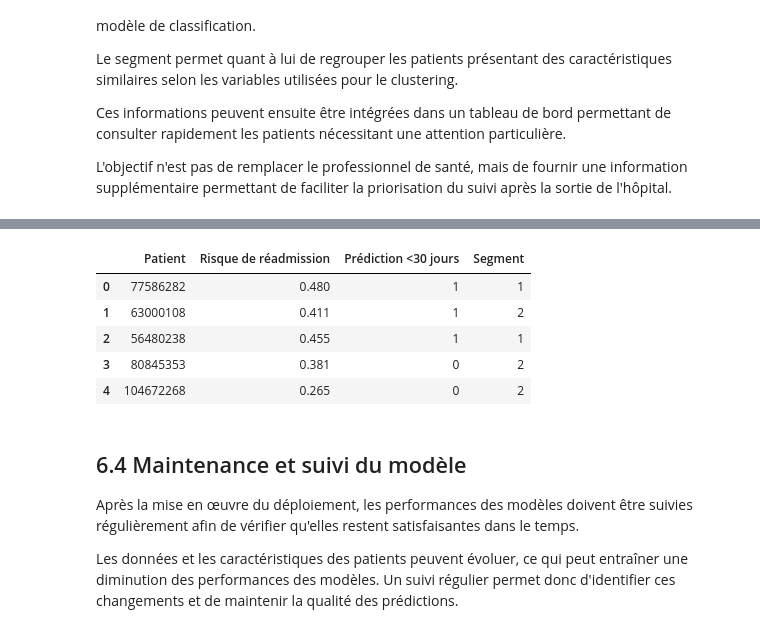
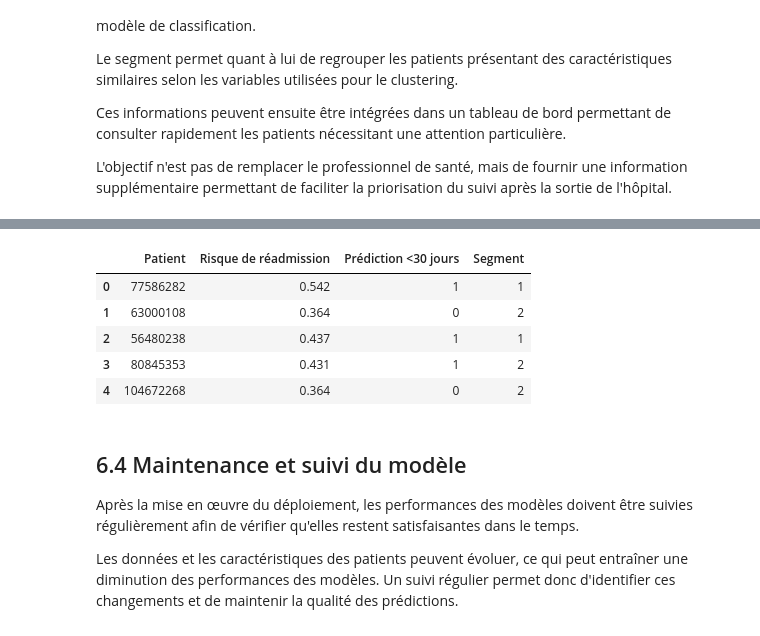
Before and after one commit to AlaKh09/Mentalist, a Jupyter notebook: mentalist_part2.ipynb, the cells around one changed output, grey strips where cells are left out. Saved outputs shown, nothing was run; the diff lists cells and outputs as text; code cells hidden in the pictures.

```diff
--- a/mentalist_part2.ipynb
+++ b/mentalist_part2.ipynb
@@ -3532,16 +3590,14 @@ plt.tight_layout(); plt.show()
 # %%
-from sklearn.model_selection import cross_val_predict
+from sklearn.model_selection import GroupKFold, cross_val_predict
 from sklearn.base import clone
 from sklearn.metrics import fbeta_score
 
-# Meilleur modèle selon la PR-AUC de validation croisée (train uniquement)
-best_name = max(cv_pr_auc, key=cv_pr_auc.get)
-print("PR-AUC de validation croisée (train) :", {k: round(v, 3) for k, v in cv_pr_auc.items()})
+# Meilleur modèle selon la PR-AUC test (critère principal du projet)
+best_name = res_rank["PR-AUC"].idxmax()
 print("Modèle retenu :", best_name)
+A_tr, A_te = (Xtr_dense, Xte_dense) if best_name == "Gradient Boosting" else (X_train_transformed, X_test_transformed)
 
-A_tr, A_te = Xtr_dense, Xte_dense
-
-# Prédictions out-of-fold sur le train, groupées par patient
+# Prédictions out-of-fold sur le train, groupées par patient (aucun patient à la fois en fit et en validation)
 oof = cross_val_predict(clone(models[best_name]), A_tr, y_train,
                         cv=GroupKFold(n_splits=5), groups=groups_train,
                         method="predict_proba", n_jobs=1)[:, 1]
@@ -3886,39 +3997,93 @@ Le modèle final est maintenant `models[best_name]` (KNN ou arbre de décision)
 # %%
 # Simulation du déploiement sur 5 séjours du jeu de test
+
+# Sélection de 5 séjours
 X_new = X_test.head(5).copy()
+
+# Identifiants patients conservés séparément dans groups_test
 patient_ids = groups_test.loc[X_new.index].values
 
-# 1. CLASSIFICATION
+# =========================================================
+# 1. CLASSIFICATION : prédiction de la réadmission
+# =========================================================
+
+# Copie des données
 X_new_class = X_new.copy()
+
+# Même transformation de la variable age
 X_new_class["age"] = X_new_class["age"].map(age_mapping)
-X_new_class_input = preprocessor_classification.transform(X_new_class).toarray()
 
+# Même prétraitement que lors de l'entraînement
+X_new_class_transformed = preprocessor_classification.transform(
+    X_new_class
+)
+
+# Le Gradient Boosting utilise une matrice dense
+if best_name == "Gradient Boosting":
+    X_new_class_input = X_new_class_transformed.toarray()
+else:
+    X_new_class_input = X_new_class_transformed
+
+# Modèle final retenu
 model_final = models[best_name]
-risk_score = model_final.predict_proba(X_new_class_input)[:, 1]
+
+# Probabilité de réadmission < 30 jours
+risk_score = model_final.predict_proba(
+    X_new_class_input
+)[:, 1]
+
+# Application du seuil retenu lors de l'évaluation
 risk_prediction = (risk_score >= best_thr).astype(int)
 
-# 2. CLUSTERING
+# =========================================================
+# 2. CLUSTERING : identification du segment
+# =========================================================
+
 X_new_seg = X_new.copy()
+
+# Transformation de age
 X_new_seg["age"] = X_new_seg["age"].map(age_mapping)
-X_new_seg_transformed = preprocessor_segmentation.transform(X_new_seg)
-X_new_seg_dense = X_new_seg_transformed.toarray() if hasattr(X_new_seg_transformed, "toarray") else X_new_seg_transformed
-cluster_prediction = kmeans_final.predict(pca.transform(X_new_seg_dense))
 
-# 3. RÉSULTATS
+# Prétraitement de segmentation
+X_new_seg_transformed = preprocessor_segmentation.transform(
+    X_new_seg
+)
+
+# Conversion en matrice dense
+if hasattr(X_new_seg_transformed, "toarray"):
+    X_new_seg_dense = X_new_seg_transformed.toarray()
+else:
+    X_new_seg_dense = X_new_seg_transformed
+
+# Application de la PCA déjà entraînée
+X_new_seg_pca = pca.transform(
+    X_new_seg_dense
+)
+
+# Attribution du cluster
+cluster_prediction = kmeans_final.predict(
+    X_new_seg_pca
+)
+
+# =========================================================
+# 3. RESULTATS DU DEPLOIEMENT
+# =========================================================
+
 deployment_results = pd.DataFrame({
     "Patient": patient_ids,
     "Risque de réadmission": np.round(risk_score, 3),
     "Prédiction <30 jours": risk_prediction,
     "Segment": cluster_prediction
 })
+
 display(deployment_results)
 # %% [output]
 |  | Patient | Risque de réadmission | Prédiction <30 jours | Segment |
-| 0 | 77586282 | 0.480 | 1 | 1 |
-| 1 | 63000108 | 0.411 | 1 | 2 |
-| 2 | 56480238 | 0.455 | 1 | 1 |
-| 3 | 80845353 | 0.381 | 0 | 2 |
-| 4 | 104672268 | 0.265 | 0 | 2 |
+| 0 | 77586282 | 0.542 | 1 | 1 |
+| 1 | 63000108 | 0.364 | 0 | 2 |
+| 2 | 56480238 | 0.437 | 1 | 1 |
+| 3 | 80845353 | 0.431 | 1 | 2 |
+| 4 | 104672268 | 0.364 | 0 | 2 |
 # %% [markdown]
 ## 6.4 Maintenance et suivi du modèle
 
```
Also changed, not shown: parts of 40 cells of this notebook.
